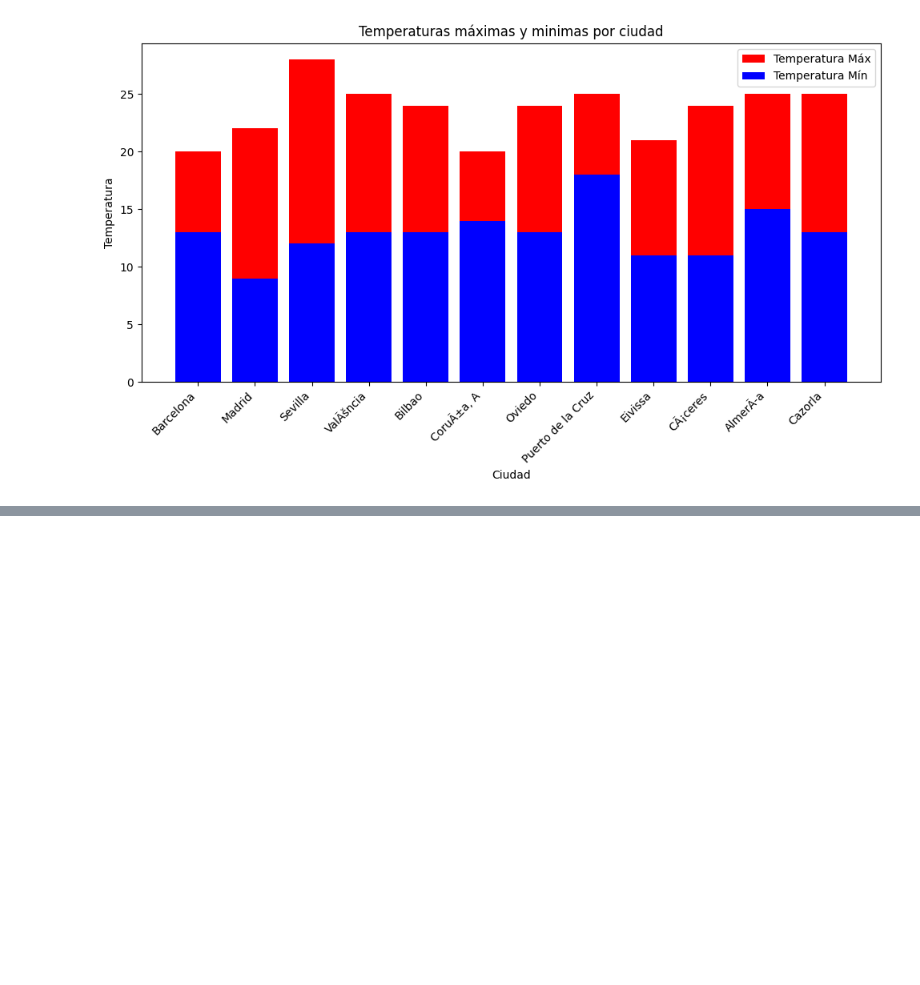
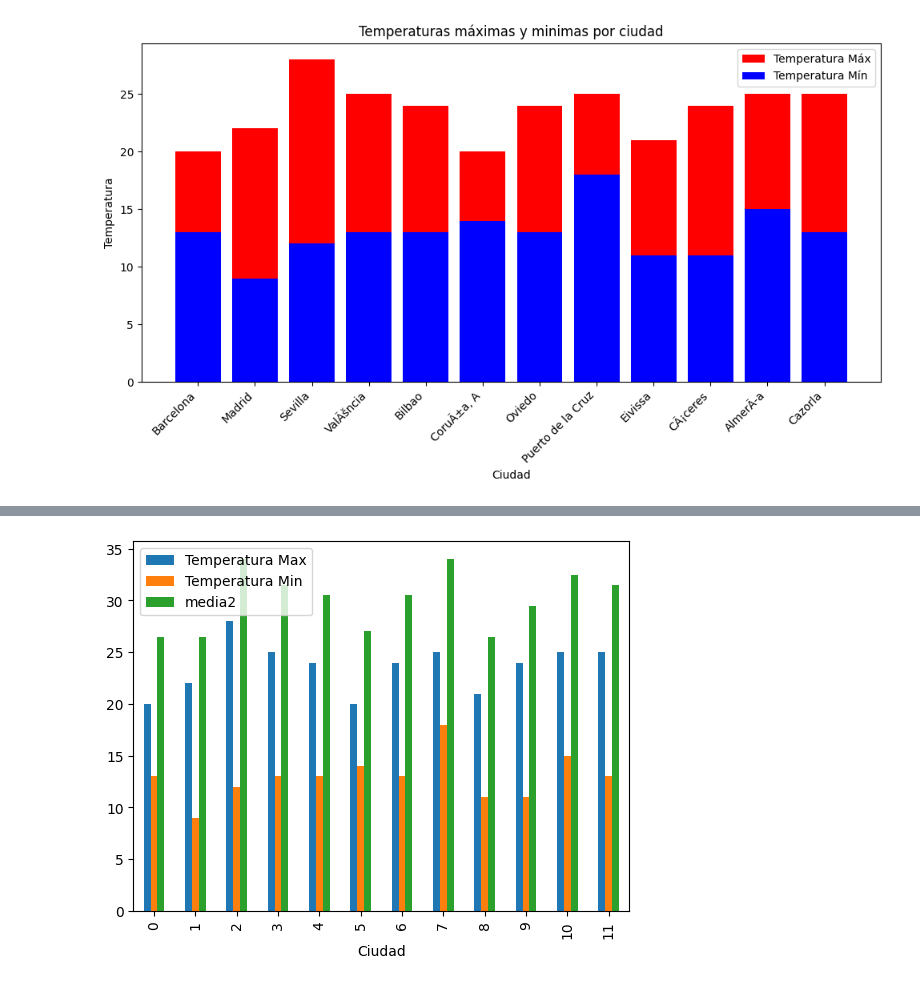
Before and after one commit to anamaria65/prueba_jupyter, a Jupyter notebook: prueba1.ipynb, the cells around one changed output, grey strips where cells are left out. Saved outputs shown, nothing was run; the diff lists cells and outputs as text; code cells hidden in the pictures; blank space fills up the shorter version.

```diff
--- a/prueba1.ipynb
+++ b/prueba1.ipynb
@@ -54,0 +109,9 @@ los datos se guardaron correctamente
+# %%
+df=pd.read_csv('datos_tiempo.csv')
+def crearColumna(fila):
+    resultado= fila["Temperatura Max"] + fila["Temperatura Min"]/2
+    return resultado
+df["media2"]=df.apply(crearColumna,axis=1) #axis=1 me lo aplica por cada columna
+#df.head()
+print(df)
+df.to_csv("datos_media_temp.csv")
@@ -54,0 +142,8 @@ los datos se guardaron correctamente
+# %%
+def grafico2():
+    df.plot(kind="bar")
+    plt.xlabel('Ciudad')
+    plt.show()
+grafico2()
+# %% [output]
+[figure, added]
```
Also changed, not shown: parts of 9 cells of this notebook, 1 other file.
